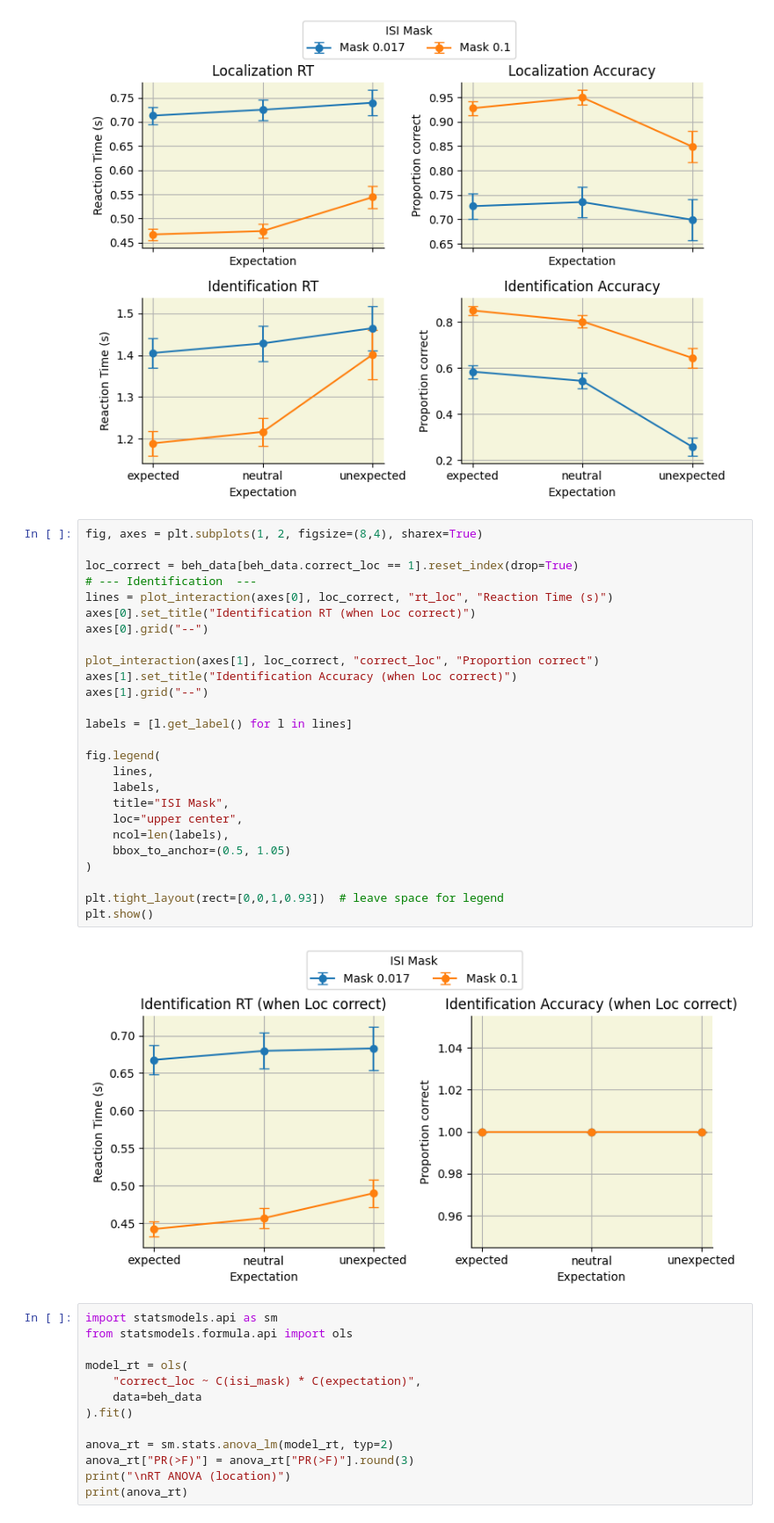
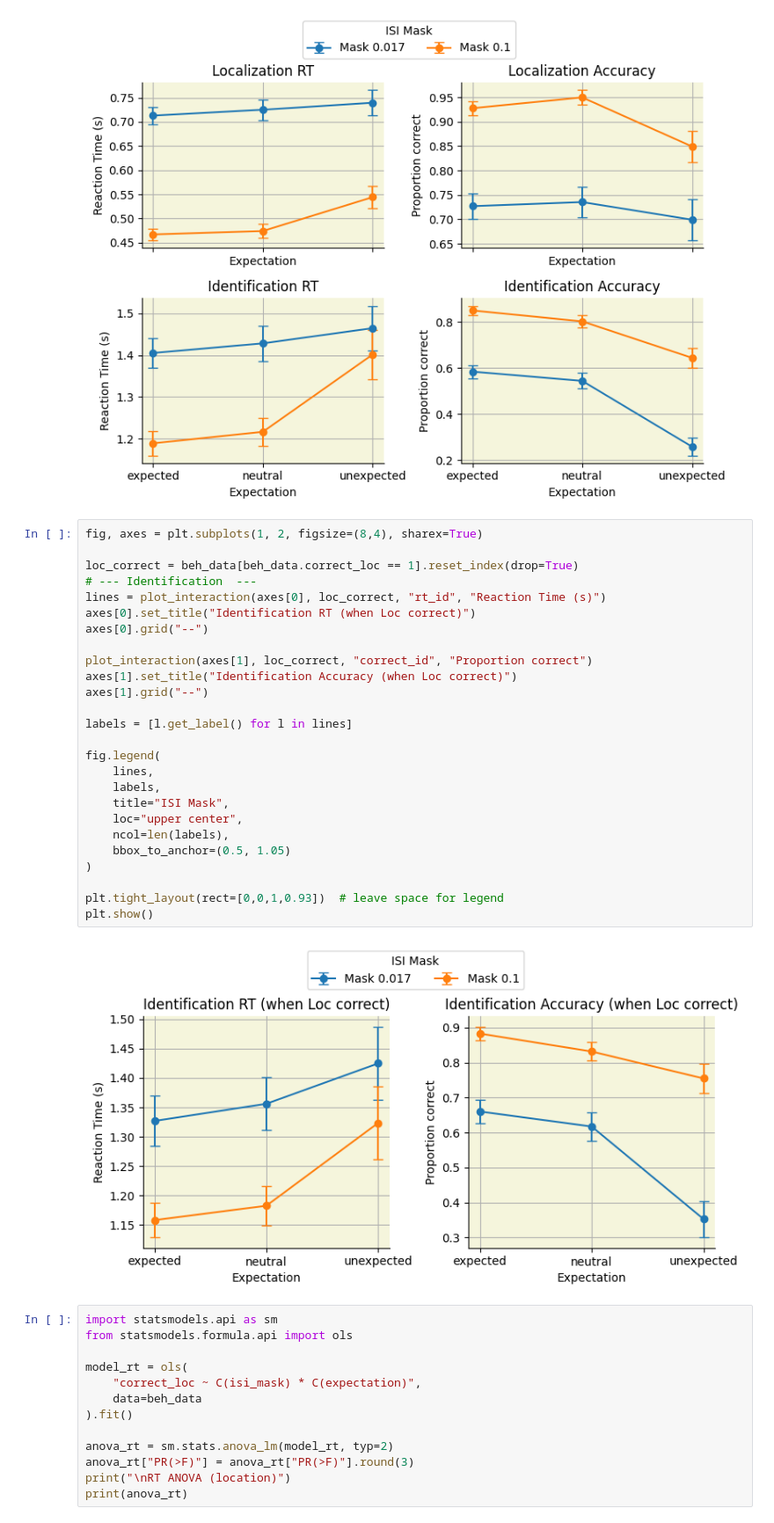
Before and after one commit to antoniyaaboyanova/Mask_ExpAtt_EEG, a Jupyter notebook: 01_Basic_Behavioural.ipynb, the cells around one changed output. Shown at 88% size. Drawn from its saved outputs; the diff is of its cells as text.

```diff
--- a/01_Basic_Behavioural.ipynb
+++ b/01_Basic_Behavioural.ipynb
@@ -102,31 +102,31 @@ plt.show()
 # %%
 fig, axes = plt.subplots(1, 2, figsize=(8,4), sharex=True)
 
 loc_correct = beh_data[beh_data.correct_loc == 1].reset_index(drop=True)
 # --- Identification  ---
-lines = plot_interaction(axes[0], loc_correct, "rt_loc", "Reaction Time (s)")
+lines = plot_interaction(axes[0], loc_correct, "rt_id", "Reaction Time (s)")
 axes[0].set_title("Identification RT (when Loc correct)")
 axes[0].grid("--")
 
-plot_interaction(axes[1], loc_correct, "correct_loc", "Proportion correct")
+plot_interaction(axes[1], loc_correct, "correct_id", "Proportion correct")
 axes[1].set_title("Identification Accuracy (when Loc correct)")
 axes[1].grid("--")
 
 labels = [l.get_label() for l in lines]
 
 fig.legend(
     lines,
     labels,
     title="ISI Mask",
     loc="upper center",
     ncol=len(labels),
     bbox_to_anchor=(0.5, 1.05)
 )
 
 plt.tight_layout(rect=[0,0,1,0.93])  # leave space for legend
 plt.show()
 # %% [output]
-[figure, old version]
+[figure, new version]
 # %%
 import statsmodels.api as sm
 from statsmodels.formula.api import ols
```
Also changed, not shown: 3 other files.
